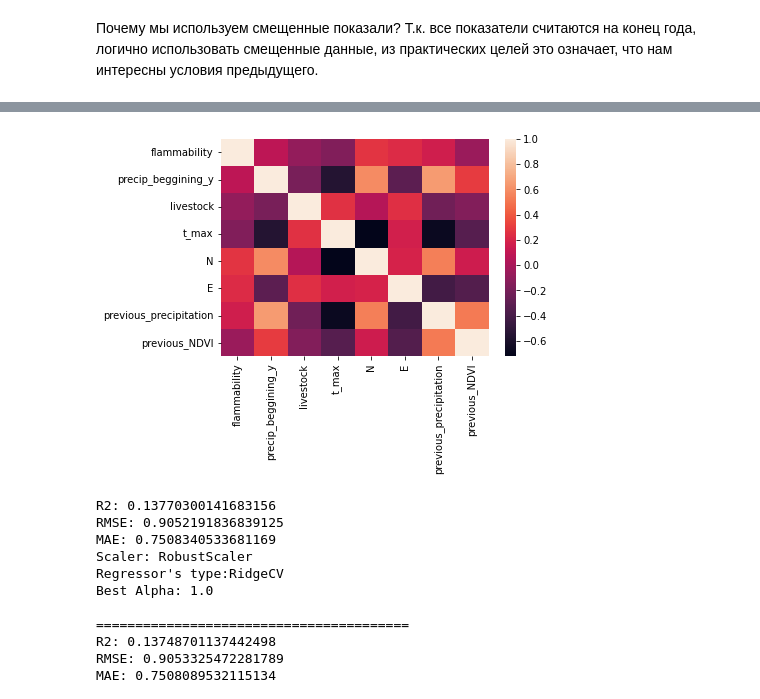
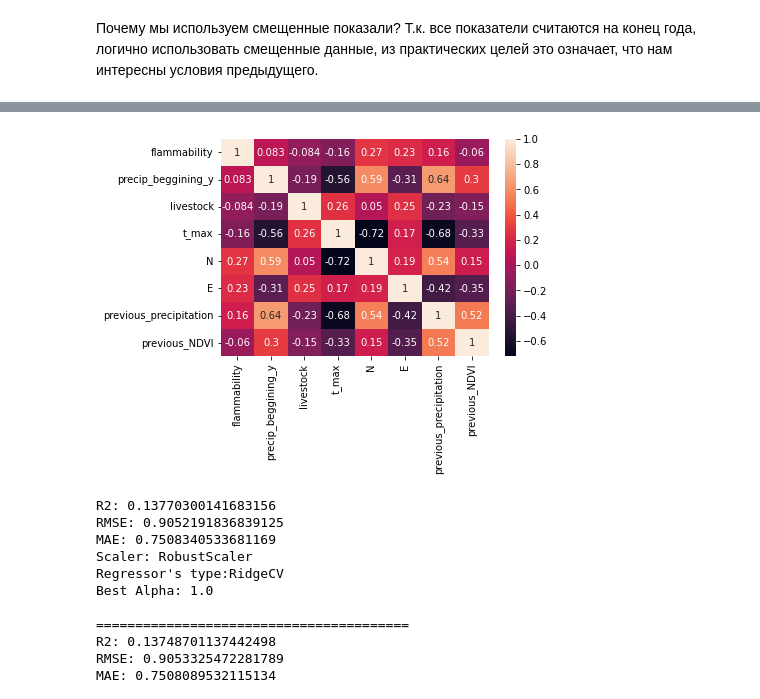
Before and after one commit to grannycola/my_projects, a Jupyter notebook: project/Горимость по регионам.ipynb, the cells around one changed output, grey strips where cells are left out. Drawn from its saved outputs; the diff is of its cells as text; code cells hidden in the pictures.

```diff
--- a/project/Горимость по регионам.ipynb
+++ b/project/Горимость по регионам.ipynb
@@ -129,10 +129,10 @@ df.corr()
 | previous_precipitation | 0.162518 | 0.643844 | -0.229481 | -0.675375 | 0.540030 | -0.423663 | 1.000000 | ... |
 | previous_NDVI | -0.060377 | 0.297560 | -0.154396 | -0.332866 | 0.151696 | -0.349497 | 0.521256 | ... |
 # %%
-uniform_data = np.random.rand(20, 15)
-ax = sns.heatmap(df.corr())
+uniform_data = np.random.rand(30, 20)
+ax = sns.heatmap(df.corr(), annot=True)
 # %% [output]
-[figure, old version]
+[figure, new version]
 # %%
 col_names = ['livestock', 't_max', 'precip_beggining_y', 'previous_precipitation','N','E', 'previous_NDVI']
 X = df[col_names]
```
Also changed, not shown: 1 other file.
